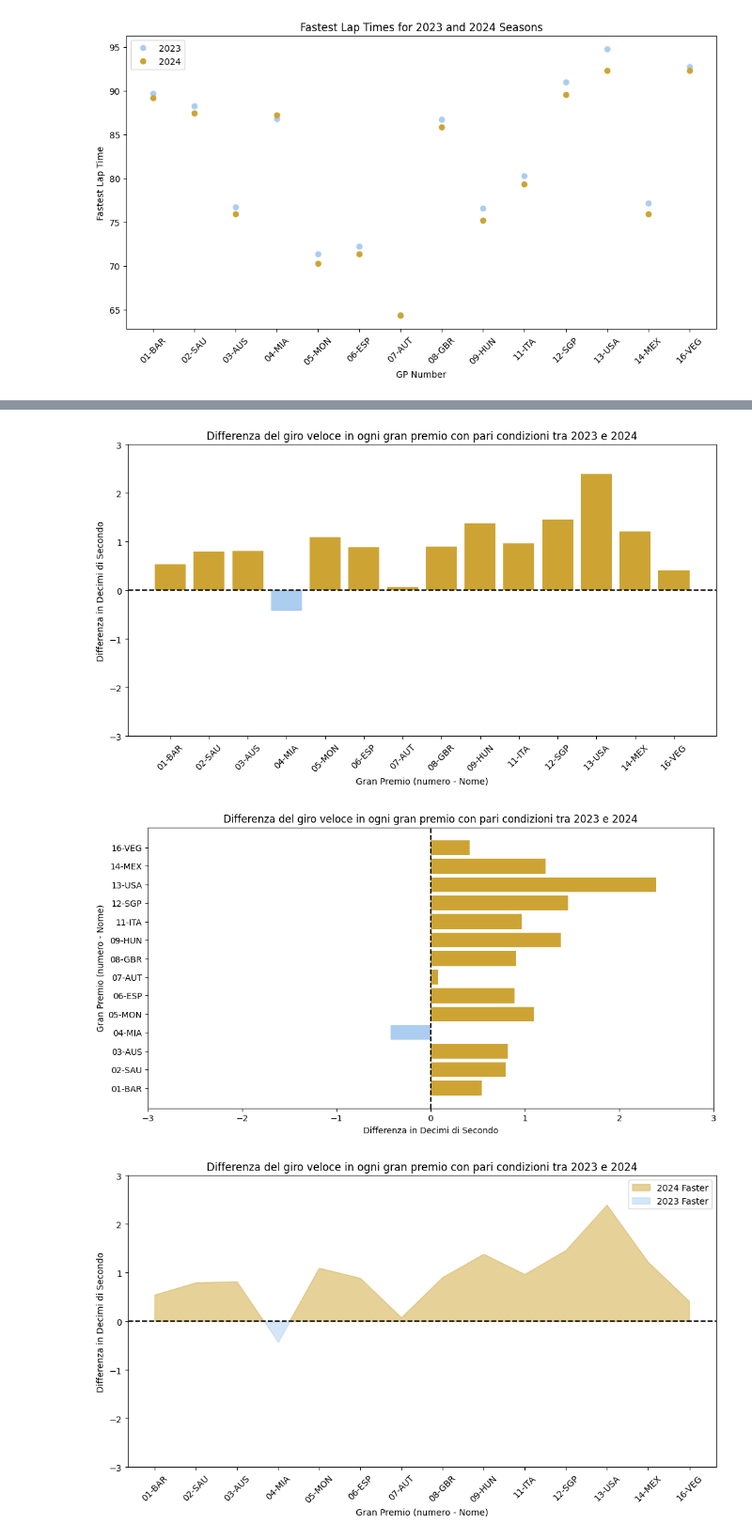
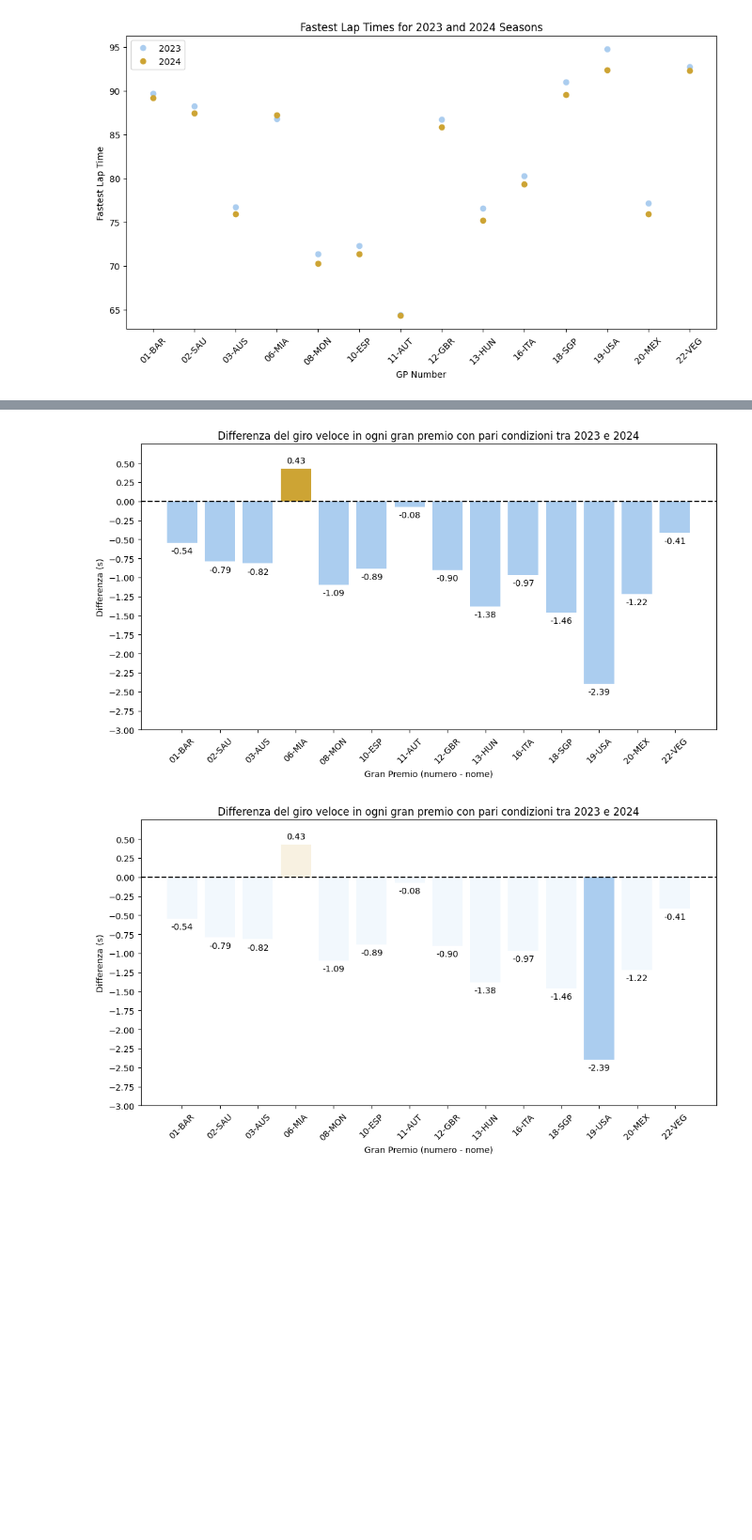
Before and after one commit to SirFuryy/progetto-Visualizzazione-Scentifica, a Jupyter notebook: quicklaps.ipynb, the cells around one changed output, grey strips where cells are left out. Shown at 94% size. Saved outputs shown, nothing was run; the diff lists cells and outputs as text; code cells hidden in the pictures; blank space fills up the shorter version.

```diff
--- a/quicklaps.ipynb
+++ b/quicklaps.ipynb
@@ -399,4 +399,4 @@ fastest_laps_2024 = []
 # List of sessions for 2023 and 2024
 sessions_2023 = [G1_2023, G2_2023, G3_2023, G4_2023, G5_2023, G6_2023, G7_2023, G8_2023, G9_2023, G11_2023, G12_2023, G13_2023, G14_2023, G16_2023]
 sessions_2024 = [G1_2024, G2_2024, G3_2024, G4_2024, G5_2024, G6_2024, G7_2024, G8_2024, G9_2024, G11_2024, G12_2024, G13_2024, G14_2024, G16_2024]
-circuit_name = ['01-BAR', '02-SAU', '03-AUS', '04-MIA', '05-MON', '06-ESP', '07-AUT', '08-GBR', '09-HUN', '11-ITA', '12-SGP', '13-USA', '14-MEX', '16-VEG']
+circuit_name = ['01-BAR', '02-SAU', '03-AUS', '06-MIA', '08-MON', '10-ESP', '11-AUT', '12-GBR', '13-HUN', '16-ITA', '18-SGP', '19-USA', '20-MEX', '22-VEG']
@@ -440,18 +437,20 @@ plt.show()
 # %%
 
 differ = df_fastest_laps_2023['Fastest Lap Time'] - df_fastest_laps_2024['Fastest Lap Time']
-difference = differ.apply(lambda x: x.total_seconds() * 10)  # Convert to decimi di secondo
+difference = differ.apply(lambda x: -x.total_seconds())  # Convert to decimi di secondo
 # Plot the difference
 plt.figure(figsize=(12, 6))
 plt.plot(df_fastest_laps_2024['GP'], difference, 'o', color=colors_palette['2024'], label='2024')
 
+plt.plot([], [], '-', label='2023', color=colors_palette['2023'])
 # Add labels and title
 plt.xticks(rotation=45)
 plt.xlabel('Gran Premio (numero - Nome)')
-plt.ylabel('Differenza in Decimi di Secondo')
+plt.ylabel('Differenza in Secondi (s)')
 plt.title('Differenza del giro veloce in ogni gran premio con pari condizioni tra 2023 e 2024')
 plt.axhline(0, color=colors_palette['2023'], linestyle='--')  # Add a horizontal line at y=0
-plt.ylim(-5, 30)
+plt.ylim(-3, 0.75)
+plt.yticks(np.arange(-3, 0.75, 0.25))
 plt.legend()
 
 # Show plot
@@ -461,49 +460,50 @@ plt.show()
 # %%
 # Plot the difference as a divergent bar chart
 plt.figure(figsize=(12, 6))
 bars = plt.bar(df_fastest_laps_2024['GP'], difference, color=[colors_palette['2024'] if val > 0 else colors_palette['2023'] for val in difference])
+# Add the value of the difference near the bars
+for bar, val in zip(bars, difference):
+    height = bar.get_height()
+    plt.text(bar.get_x() + bar.get_width() / 2, height + (0.05 if val > 0 else -0.05), f'{val:.2f}', ha='center', va='bottom' if height > 0 else 'top')
 
 # Add labels and title
 plt.xticks(rotation=45)
-plt.xlabel('Gran Premio (numero - Nome)')
-plt.ylabel('Differenza in Decimi di Secondo')
+plt.xlabel('Gran Premio (numero - nome)')
+plt.ylabel('Differenza (s)')
 plt.title('Differenza del giro veloce in ogni gran premio con pari condizioni tra 2023 e 2024')
 plt.axhline(0, color='black', linestyle='--')  # Add a horizontal line at y=0
-plt.ylim(-3, 3)
+plt.ylim(-3, 0.75)
+plt.yticks(np.arange(-3, 0.75, 0.25))
 
 # Show plot
+plt.savefig('grafici/Differenza_pole_2324.png', dpi=700, bbox_inches='tight')
 plt.show()
-# Plot the difference as a horizontal divergent bar chart
+
+# Plot the difference as a divergent bar chart
 plt.figure(figsize=(12, 6))
-bars = plt.barh(df_fastest_laps_2024['GP'], difference, color=[colors_palette['2024'] if val > 0 else colors_palette['2023'] for val in difference])
+bars = plt.bar(df_fastest_laps_2024['GP'], difference, color=[colors_palette['2024'] if val > 0 else colors_palette['2023'] for val in difference])
+# Add the value of the difference near the bars
+for bar, val in zip(bars, difference):
+    height = bar.get_height()
+    plt.text(bar.get_x() + bar.get_width() / 2, height + (0.05 if val > 0 else -0.05), f'{val:.2f}', ha='center', va='bottom' if height > 0 else 'top')
 
-# Add labels and title
-plt.yticks(rotation=0)
-plt.ylabel('Gran Premio (numero - Nome)')
-plt.xlabel('Differenza in Decimi di Secondo')
-plt.title('Differenza del giro veloce in ogni gran premio con pari condizioni tra 2023 e 2024')
-plt.axvline(0, color='black', linestyle='--')  # Add a vertical line at x=0
-plt.xlim(-3, 3)
-
-# Show plot
-plt.show()
-# Plot the difference as an overlapping area chart
-plt.figure(figsize=(12, 6))
-plt.fill_between(df_fastest_laps_2024['GP'], difference, where=(difference > 0), interpolate=True, color=colors_palette['2024'], alpha=0.5, label='2024 Faster')
-plt.fill_between(df_fastest_laps_2024['GP'], difference, where=(difference <= 0), interpolate=True, color=colors_palette['2023'], alpha=0.5, label='2023 Faster')
+# Abbassa il valore alpha di tutti i GP tranne Belgio e Austin
+for bar, gp in zip(bars, df_fastest_laps_2024['GP']):
+    if gp not in ['19-USA']:
+        bar.set_alpha(0.15)
 
 # Add labels and title
 plt.xticks(rotation=45)
-plt.xlabel('Gran Premio (numero - Nome)')
-plt.ylabel('Differenza in Decimi di Secondo')
+plt.xlabel('Gran Premio (numero - nome)')
+plt.ylabel('Differenza (s)')
 plt.title('Differenza del giro veloce in ogni gran premio con pari condizioni tra 2023 e 2024')
 plt.axhline(0, color='black', linestyle='--')  # Add a horizontal line at y=0
-plt.ylim(-3, 3)
-plt.legend()
+plt.ylim(-3, 0.75)
+plt.yticks(np.arange(-3, 0.75, 0.25))
 
 # Show plot
+plt.savefig('grafici/Differenza_pole_2324_soloUSA.png', dpi=700, bbox_inches='tight')
 plt.show()
 # %% [output]
-[figure, old version]
+[figure, new version]
-[figure, old version]
+[figure, new version]
-[figure, removed]
```
Also changed, not shown: parts of 20 cells of this notebook, 24 other files.
